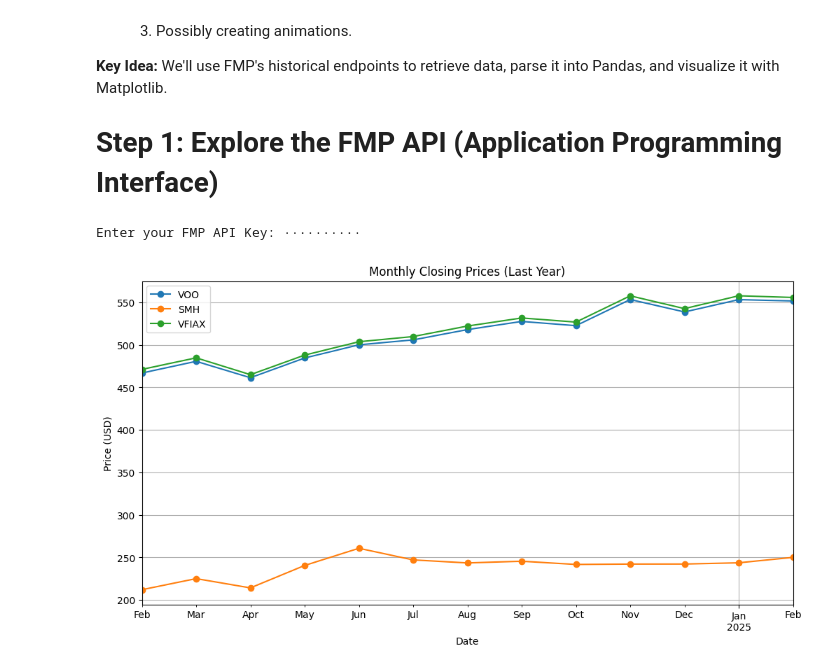
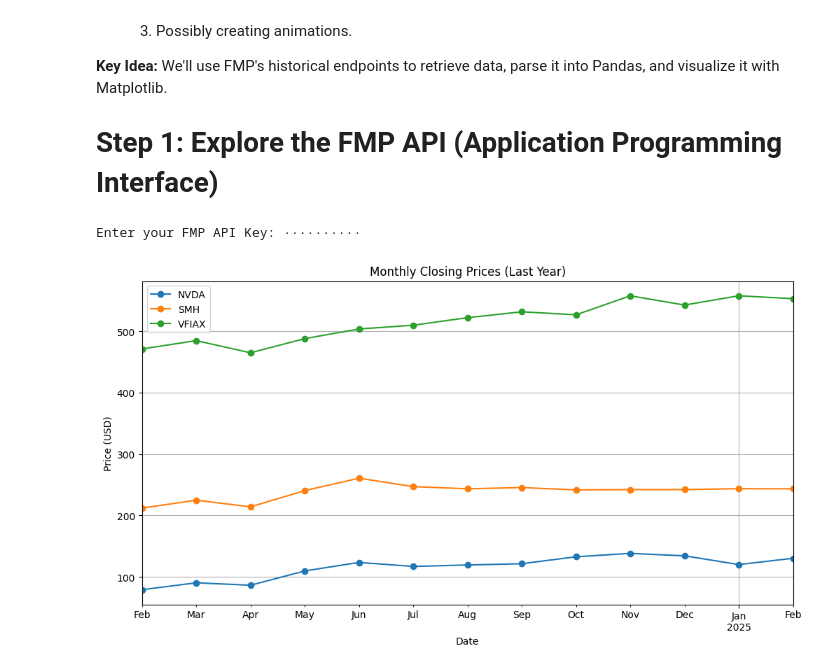
Before and after one commit to AntonioWh1te/The-Journey, a Jupyter notebook: Phase_2_1_Financial_Modeling_Prep_(FMP)_Introduction.ipynb, the cells around one changed output. Cells and saved outputs as stored; diff of their text form; code cells hidden in the pictures.

```diff
--- a/Phase_2_1_Financial_Modeling_Prep_(FMP)_Introduction.ipynb
+++ b/Phase_2_1_Financial_Modeling_Prep_(FMP)_Introduction.ipynb
@@ -148,36 +148,36 @@ Putting it all together:
 6) Plot
 """
 
-tickers = ["VOO", "SMH", "VFIAX"]
+tickers = ["NVDA", "SMH", "VFIAX"]
 combined_df = pd.DataFrame()
 
 for t in tickers:
     # 1) Fetch daily data
     df_daily = fetch_stock_data(t, api_key, frequency='daily')
 
     # 2) Filter to last year
     one_year_ago = pd.Timestamp.today() - pd.Timedelta(days=365)
     df_daily = df_daily.loc[df_daily.index >= one_year_ago]
 
     # 3) Resample to monthly (last day of each month)
     df_monthly = resample_data(df_daily, freq='M', agg='last')
 
     # 4) Rename 'close' column to ticker name
     df_monthly.rename(columns={'close': t}, inplace=True)
 
     # 5) Combine into one DataFrame
     if combined_df.empty:
         combined_df = df_monthly
     else:
         combined_df = combined_df.join(df_monthly, how='outer')
 
 # 6) Plot
 combined_df.plot(figsize=(12, 6), marker='o')  # Using marker='o' for data points
 plt.title("Monthly Closing Prices (Last Year)")
 plt.xlabel("Date")
 plt.ylabel("Price (USD)")
 plt.grid(True)  # Turns on the grid lines on the plot
 plt.show()
 # %% [output]
 Enter your FMP API Key: ··········
-[figure, old version]
+[figure, new version]
```
